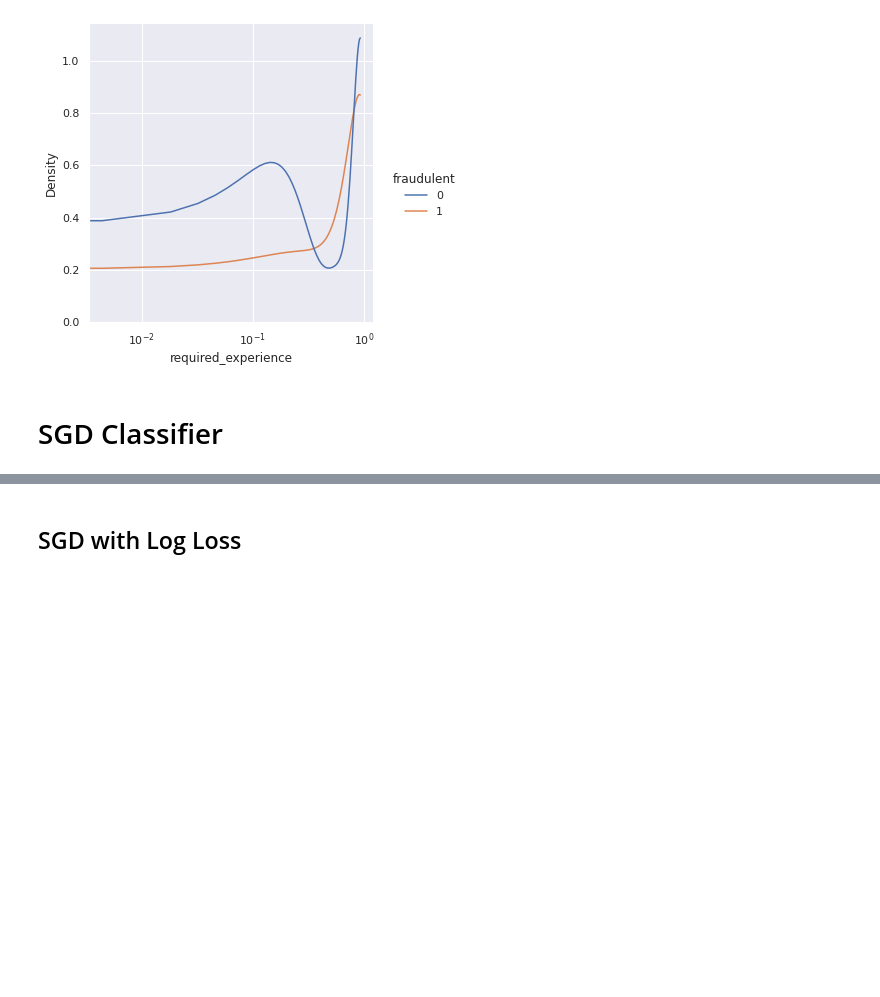
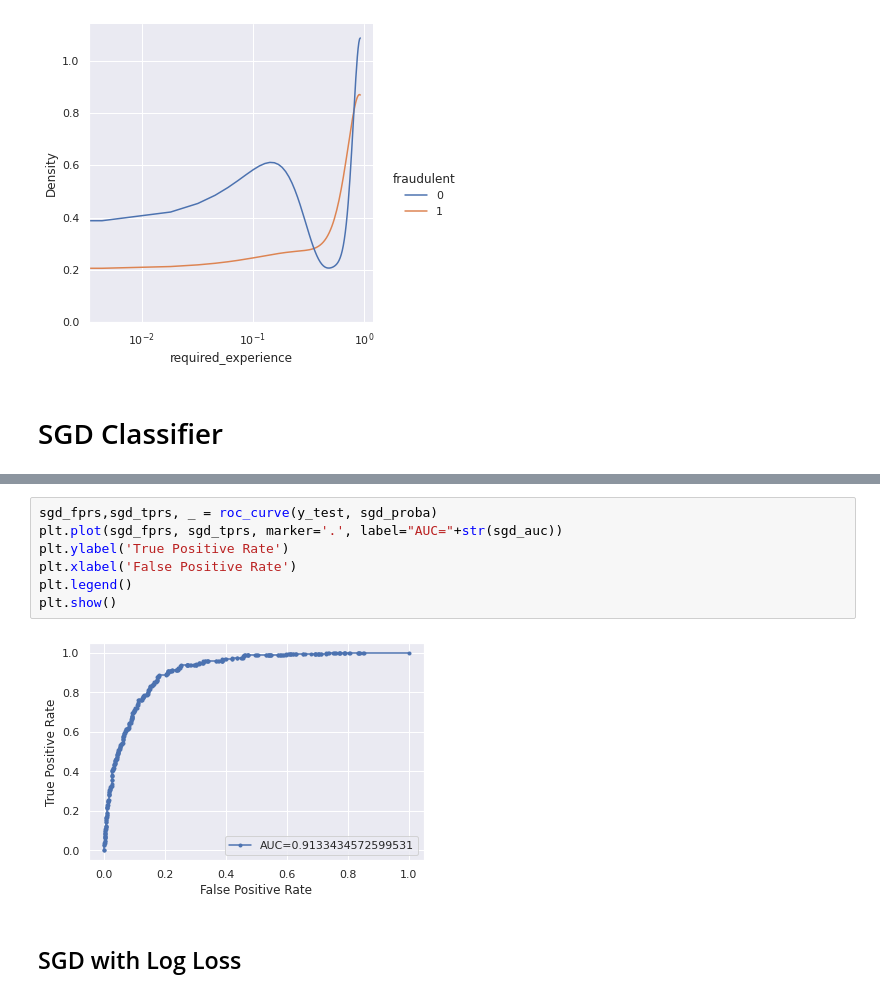
Before and after one commit to huantnguyen/FakeJobPrediction, a Jupyter notebook: v4_Project_245_fakejob.ipynb, the cells around one changed output, grey strips where cells are left out. Saved outputs shown, nothing was run; the diff lists cells and outputs as text; blank space fills up the shorter version.

```diff
--- a/v4_Project_245_fakejob.ipynb
+++ b/v4_Project_245_fakejob.ipynb
@@ -1252,3 +1197,12 @@ plt.show()
+# %%
+sgd_fprs,sgd_tprs, _ = roc_curve(y_test, sgd_proba)
+plt.plot(sgd_fprs, sgd_tprs, marker='.', label="AUC="+str(sgd_auc))
+plt.ylabel('True Positive Rate')
+plt.xlabel('False Positive Rate')
+plt.legend()
+plt.show()
+# %% [output]
+[figure, added]
 # %% [markdown]
 ## SGD with Log Loss
 # %%
```
Also changed, not shown: parts of 71 cells of this notebook.
